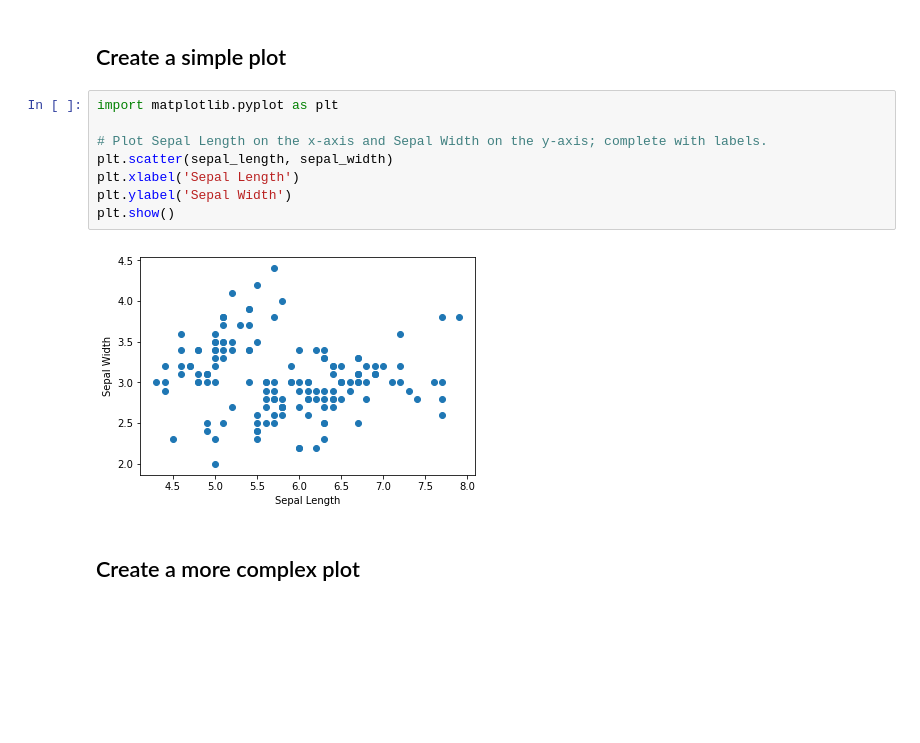
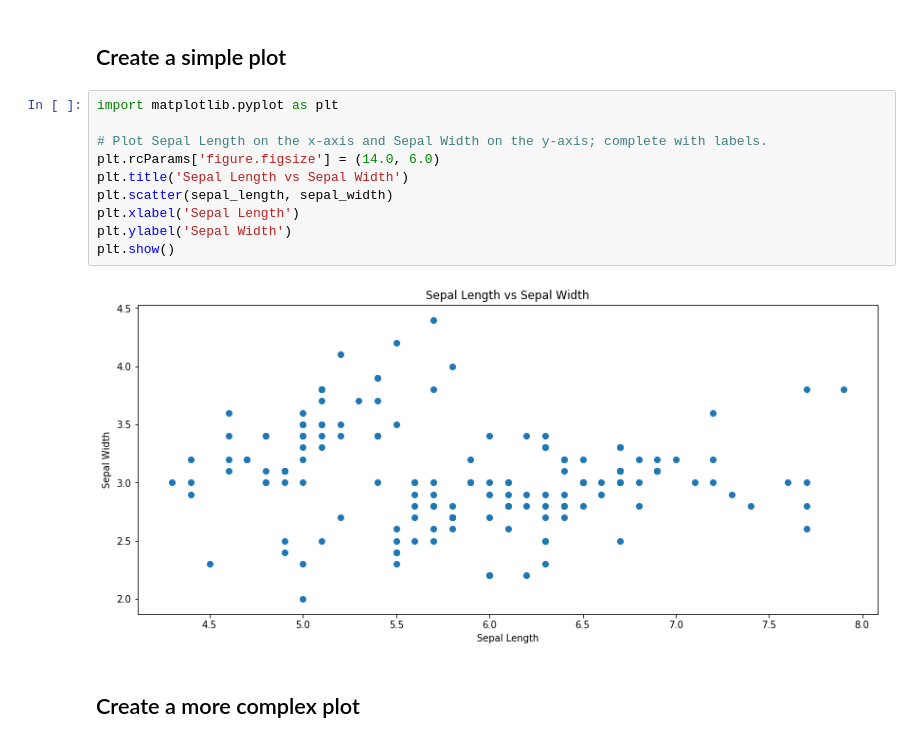
Before and after one commit to taraokelly/Problem-set-Jupyter-Pyplot-and-Numpy, a Jupyter notebook: solutions/solution.ipynb, the cells around one changed output. Cells and saved outputs as stored; diff of their text form; blank space fills up the shorter version.

```diff
--- a/solutions/solution.ipynb
+++ b/solutions/solution.ipynb
@@ -29,13 +29,15 @@ iris_class = np.genfromtxt('../data/IRIS.csv', delimiter=',', usecols=(4), unpac
 # %%
 import matplotlib.pyplot as plt
 
 # Plot Sepal Length on the x-axis and Sepal Width on the y-axis; complete with labels.
+plt.rcParams['figure.figsize'] = (14.0, 6.0)
+plt.title('Sepal Length vs Sepal Width')
 plt.scatter(sepal_length, sepal_width)
 plt.xlabel('Sepal Length')
 plt.ylabel('Sepal Width')
 plt.show()
 # %% [output]
-[figure, old version]
+[figure, new version]
 # %% [markdown]
 ## Create a more complex plot
 # %%
```
Also changed, not shown: parts of 4 cells of this notebook, 1 other file.
